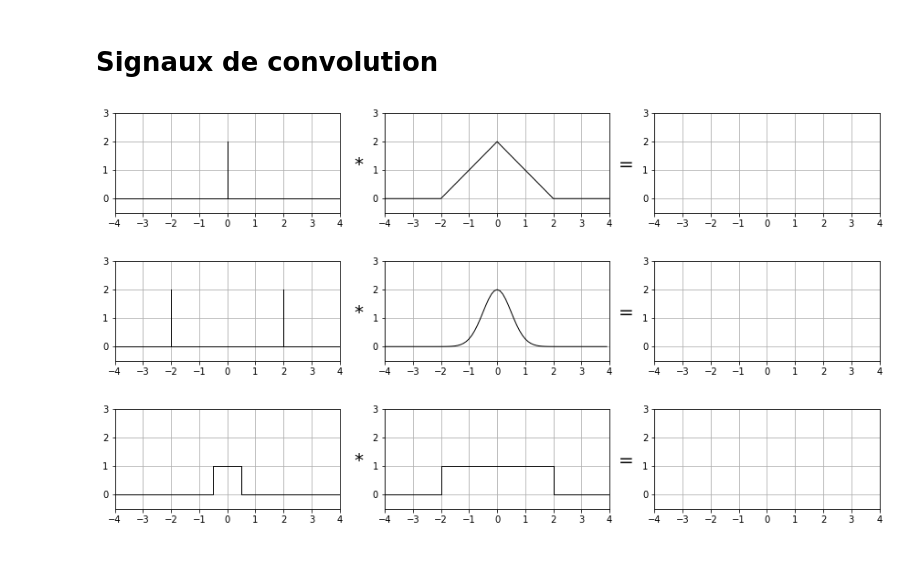
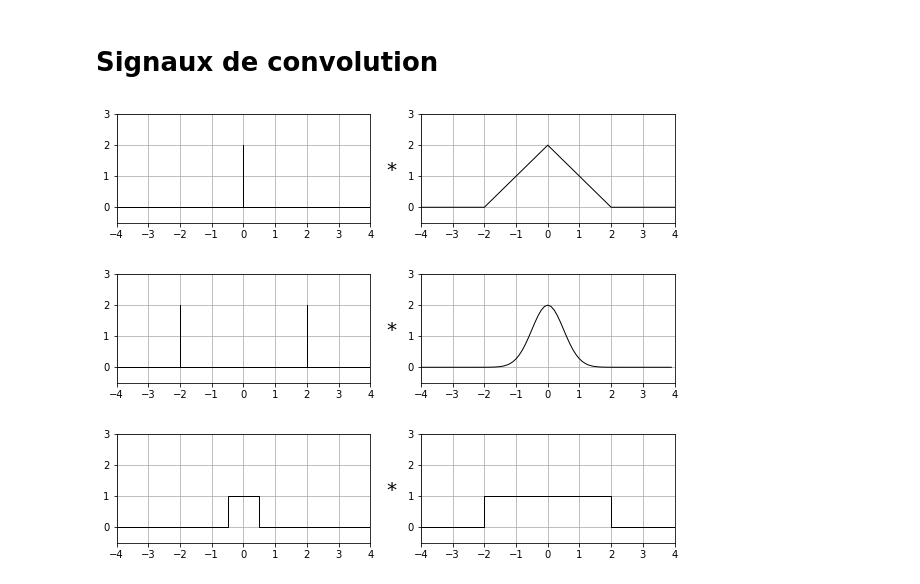
Before and after one commit to vincmazet/signal2, a Jupyter notebook: _static/figs/figs-td1.ipynb, the cells around one changed output. Cells and saved outputs as stored; diff of their text form; code cells hidden in the pictures.

```diff
--- a/_static/figs/figs-td1.ipynb
+++ b/_static/figs/figs-td1.ipynb
@@ -31,39 +31,36 @@ fig.savefig("td1-sinc.png", bbox_inches='tight')
 # %%
 x = np.arange(-4, 4, 0.1)
 
 data = {
     "dirac": [ [-4, 0, 0, 0, 4], [0, 0, 2, 0, 0] ],
     "diracs": [ [-4, -2, -2, -2, 2, 2, 2, 4], [0, 0, 2, 0, 0, 2, 0, 0] ],
     "narrow-door": [ [-4, -.5, -.5, .5, .5, 4], [0, 0, 1, 1, 0, 0] ],
     "large-door": [ [-4, -2, -2, 2, 2, 4],  [0, 0, 1, 1, 0, 0] ],
     "triangle": [ [-4, -2, 0, 2, 4], [0, 0, 2, 0, 0] ],
-    "gaussian": [ x, 2*np.exp(-x*x/0.5) ],
-    "empty": [ [], [] ]
+    "gaussian": [ x, 2*np.exp(-x*x/0.5) ]
 }
 
 convs = [
-    ["dirac", "triangle", "empty"],
-    ["diracs", "gaussian", "empty"],
-    ["narrow-door", "large-door", "empty"],
+    ["dirac", "triangle"],
+    ["diracs", "gaussian"],
+    ["narrow-door", "large-door"],
 ]
 
 for j, c in enumerate(convs):
 
-    fig = plt.figure(figsize=(15,2))
+    fig = plt.figure(figsize=(10,2))
     for i, name in enumerate(c):
 
-        ax = plt.subplot(1, 3, i+1)
+        ax = plt.subplot(1, 2, i+1)
         plt.plot(data[name][0], data[name][1], 'k', linewidth=1)
         if i==0:
             plt.text(4.5, 1, "*", fontsize=20)
-        if i==1:
-            plt.text(4.3, 1, "=", fontsize=20)
         plt.grid(True)
 
         plt.axis([-4, 4, -.5, 3])
 
     fig.savefig(f"td1-conv-{j+1}.png", bbox_inches='tight')
 # %% [output]
-[figure, old version]
+[figure, new version]
-[figure, old version]
+[figure, new version]
-[figure, old version]
+[figure, new version]
```
Also changed, not shown: 33 other files.
